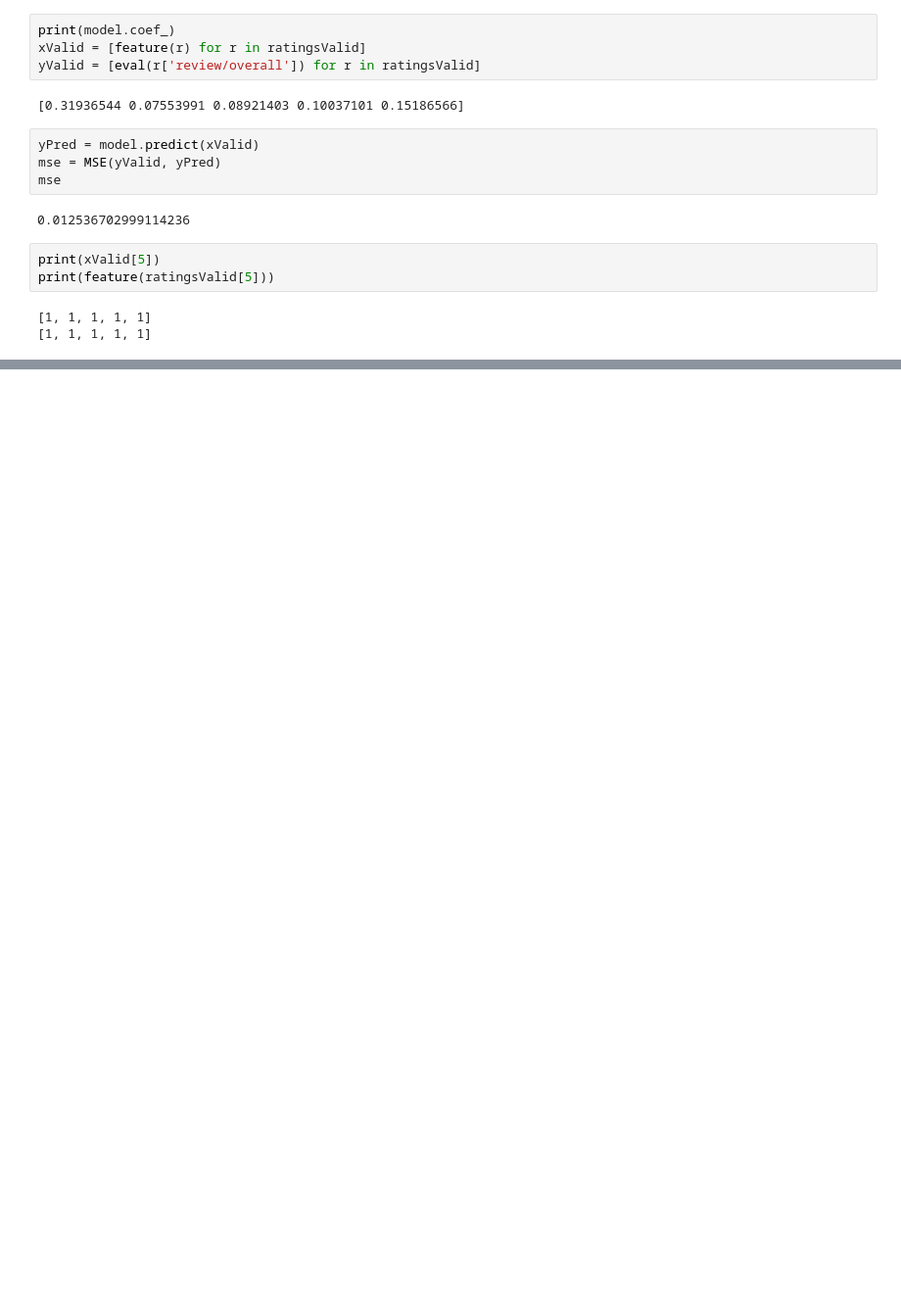
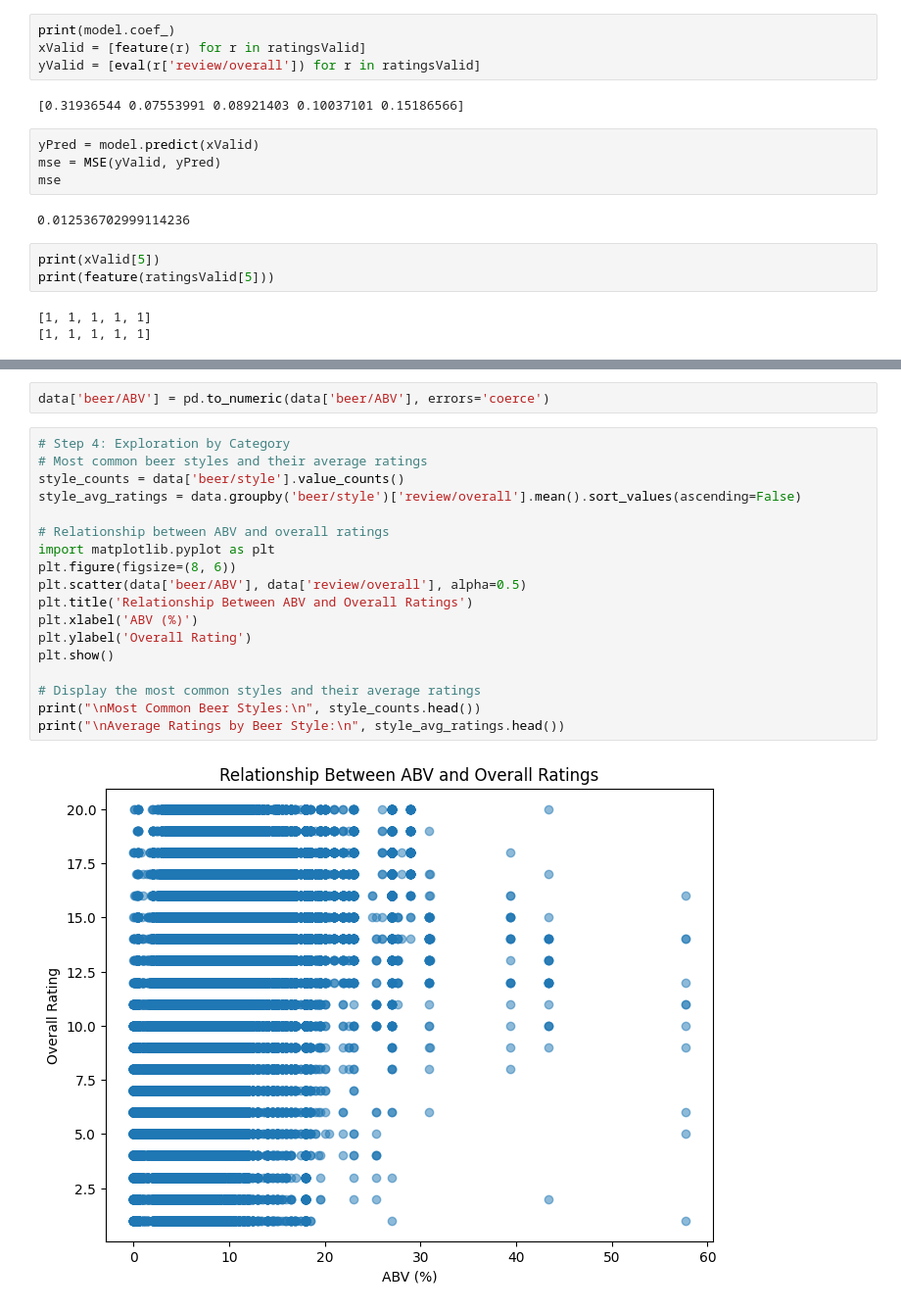
Before and after one commit to YashxD/cse258_assignment2, a Jupyter notebook: baseline.ipynb, the cells around one changed output, grey strips where cells are left out. Shown at 98% size. Saved outputs shown, nothing was run; the diff lists cells and outputs as text; blank space fills up the shorter version.

```diff
--- a/baseline.ipynb
+++ b/baseline.ipynb
@@ -142,0 +256,22 @@ print(feature(ratingsValid[5]))
+# %%
+data['beer/ABV'] = pd.to_numeric(data['beer/ABV'], errors='coerce')
+# %%
+# Step 4: Exploration by Category
+# Most common beer styles and their average ratings
+style_counts = data['beer/style'].value_counts()
+style_avg_ratings = data.groupby('beer/style')['review/overall'].mean().sort_values(ascending=False)
+
+# Relationship between ABV and overall ratings
+import matplotlib.pyplot as plt
+plt.figure(figsize=(8, 6))
+plt.scatter(data['beer/ABV'], data['review/overall'], alpha=0.5)
+plt.title('Relationship Between ABV and Overall Ratings')
+plt.xlabel('ABV (%)')
+plt.ylabel('Overall Rating')
+plt.show()
+
+# Display the most common styles and their average ratings
+print("\nMost Common Beer Styles:\n", style_counts.head())
+print("\nAverage Ratings by Beer Style:\n", style_avg_ratings.head())
+# %% [output]
+[figure, added]
```
Also changed, not shown: parts of 21 cells of this notebook.
